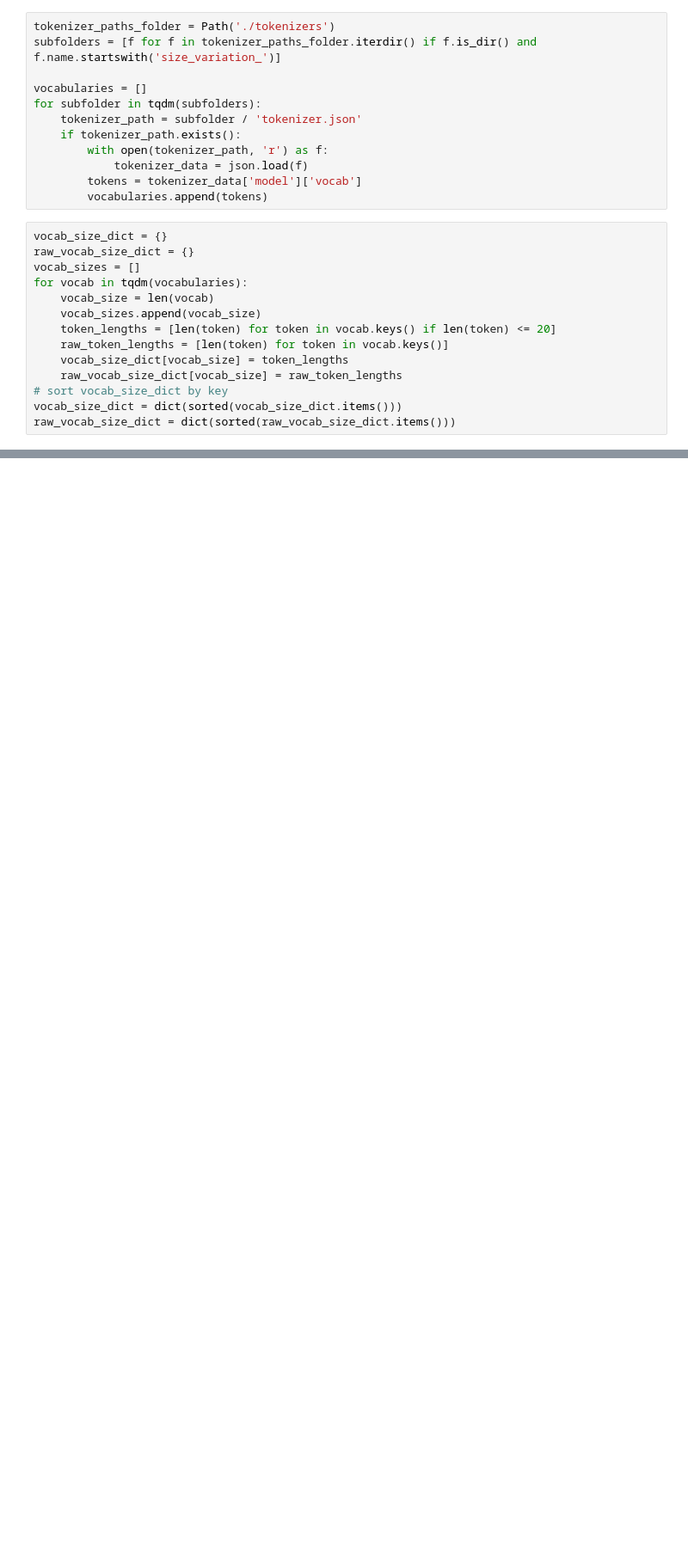
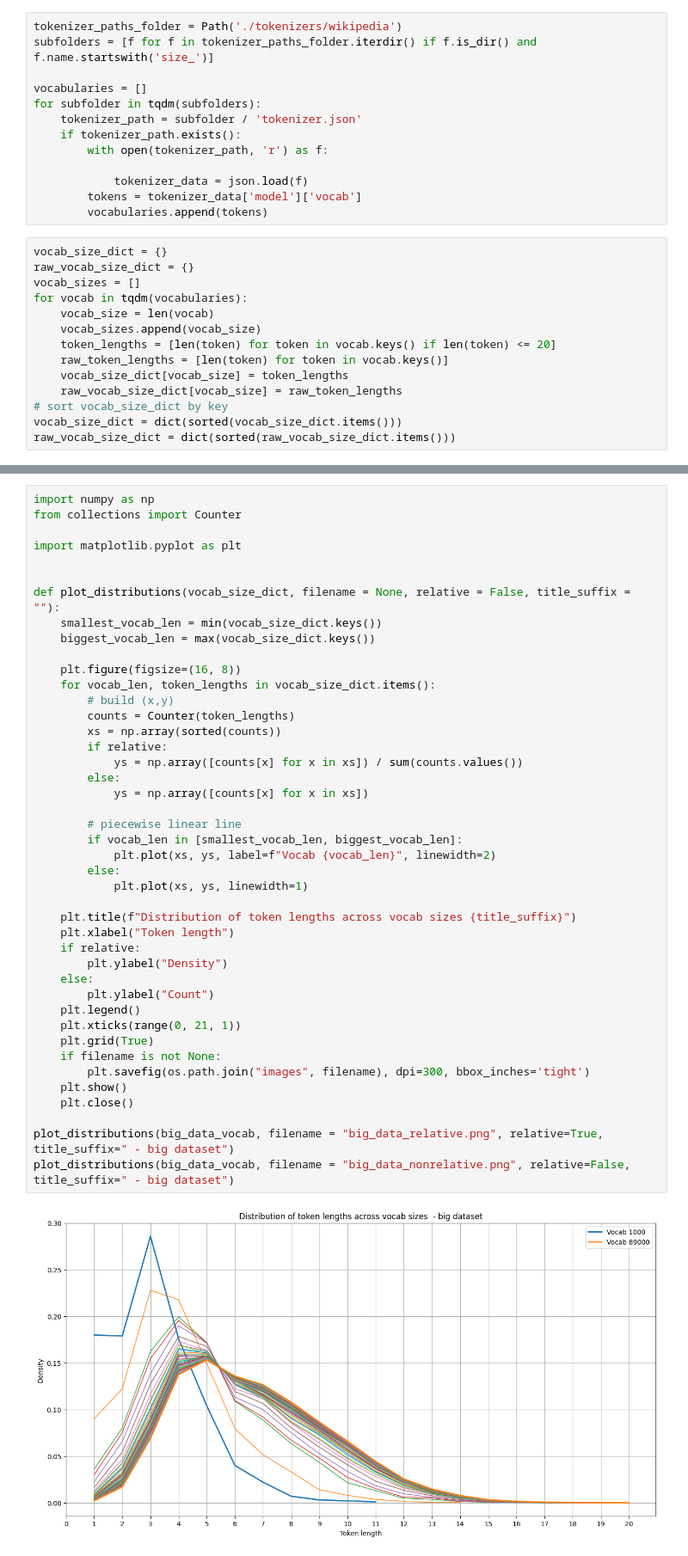
Before and after one commit to ramiluisto/tokenizer_evolutions, a Jupyter notebook: sandbox.ipynb, the cells around one changed output, grey strips where cells are left out. Shown at 86% size. Drawn from its saved outputs; the diff is of its cells as text; blank space fills up the shorter version.

```diff
--- a/sandbox.ipynb
+++ b/sandbox.ipynb
@@ -6,12 +145,13 @@ from tqdm import tqdm
 # %%
-tokenizer_paths_folder = Path('./tokenizers')
-subfolders = [f for f in tokenizer_paths_folder.iterdir() if f.is_dir() and f.name.startswith('size_variation_')]
+tokenizer_paths_folder = Path('./tokenizers/wikipedia')
+subfolders = [f for f in tokenizer_paths_folder.iterdir() if f.is_dir() and f.name.startswith('size_')]
 
 vocabularies = []
 for subfolder in tqdm(subfolders):
     tokenizer_path = subfolder / 'tokenizer.json'
     if tokenizer_path.exists():
         with open(tokenizer_path, 'r') as f:
+
             tokenizer_data = json.load(f)
         tokens = tokenizer_data['model']['vocab']
         vocabularies.append(tokens)
@@ -90,0 +176,45 @@ plt.close()
+# %%
+import numpy as np
+from collections import Counter
+
+import matplotlib.pyplot as plt
+
+
+def plot_distributions(vocab_size_dict, filename = None, relative = False, title_suffix = ""):
+    smallest_vocab_len = min(vocab_size_dict.keys())
+    biggest_vocab_len = max(vocab_size_dict.keys())
+
+    plt.figure(figsize=(16, 8))
+    for vocab_len, token_lengths in vocab_size_dict.items():
+        # build (x,y)
+        counts = Counter(token_lengths)
+        xs = np.array(sorted(counts))
+        if relative:
+            ys = np.array([counts[x] for x in xs]) / sum(counts.values())
+        else:
+            ys = np.array([counts[x] for x in xs])
+
+        # piecewise linear line
+        if vocab_len in [smallest_vocab_len, biggest_vocab_len]:
+            plt.plot(xs, ys, label=f"Vocab {vocab_len}", linewidth=2)
+        else:
+            plt.plot(xs, ys, linewidth=1)
+
+    plt.title(f"Distribution of token lengths across vocab sizes {title_suffix}")
+    plt.xlabel("Token length")
+    if relative:
+        plt.ylabel("Density")
+    else:
+        plt.ylabel("Count")
+    plt.legend()
+    plt.xticks(range(0, 21, 1))
+    plt.grid(True)
+    if filename is not None:
+        plt.savefig(os.path.join("images", filename), dpi=300, bbox_inches='tight')
+    plt.show()
+    plt.close()
+
+plot_distributions(big_data_vocab, filename = "big_data_relative.png", relative=True, title_suffix=" - big dataset")
+plot_distributions(big_data_vocab, filename = "big_data_nonrelative.png", relative=False, title_suffix=" - big dataset")
+# %% [output]
+[figure, added]
```
Also changed, not shown: parts of 10 cells of this notebook, 12 other files.
